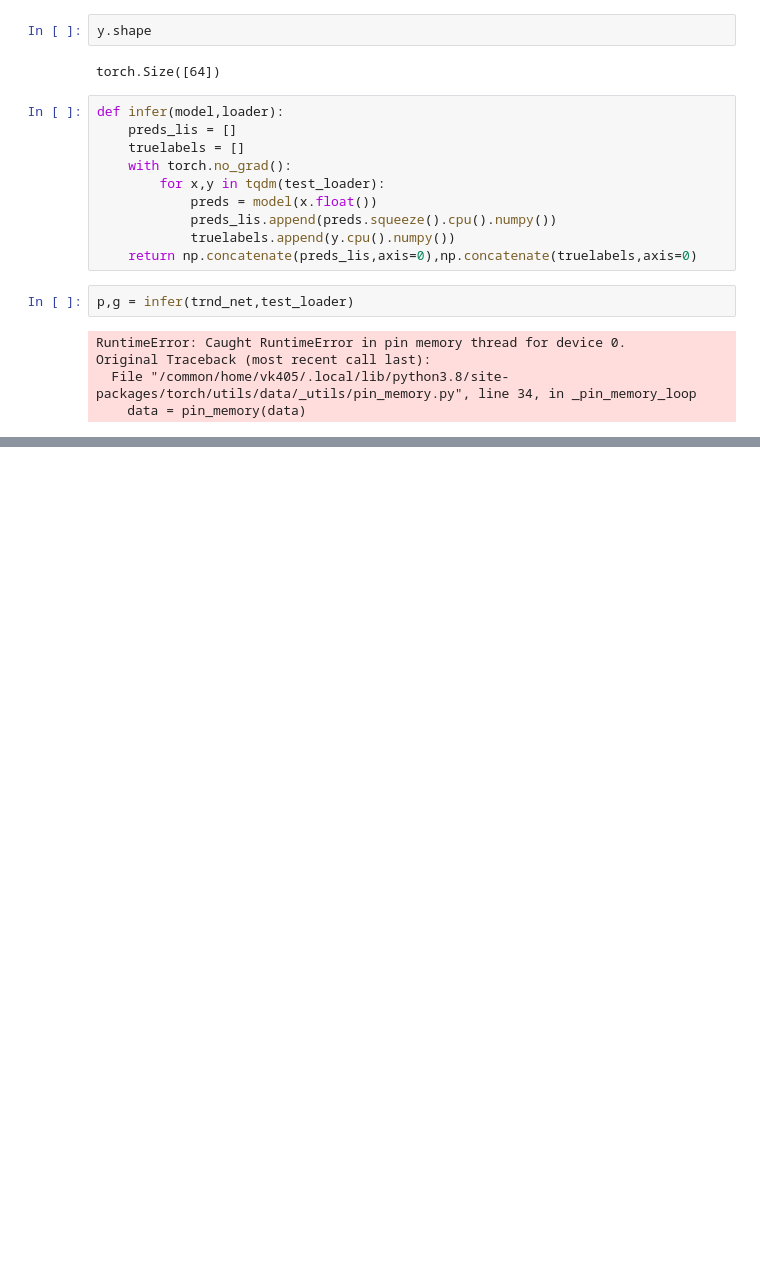
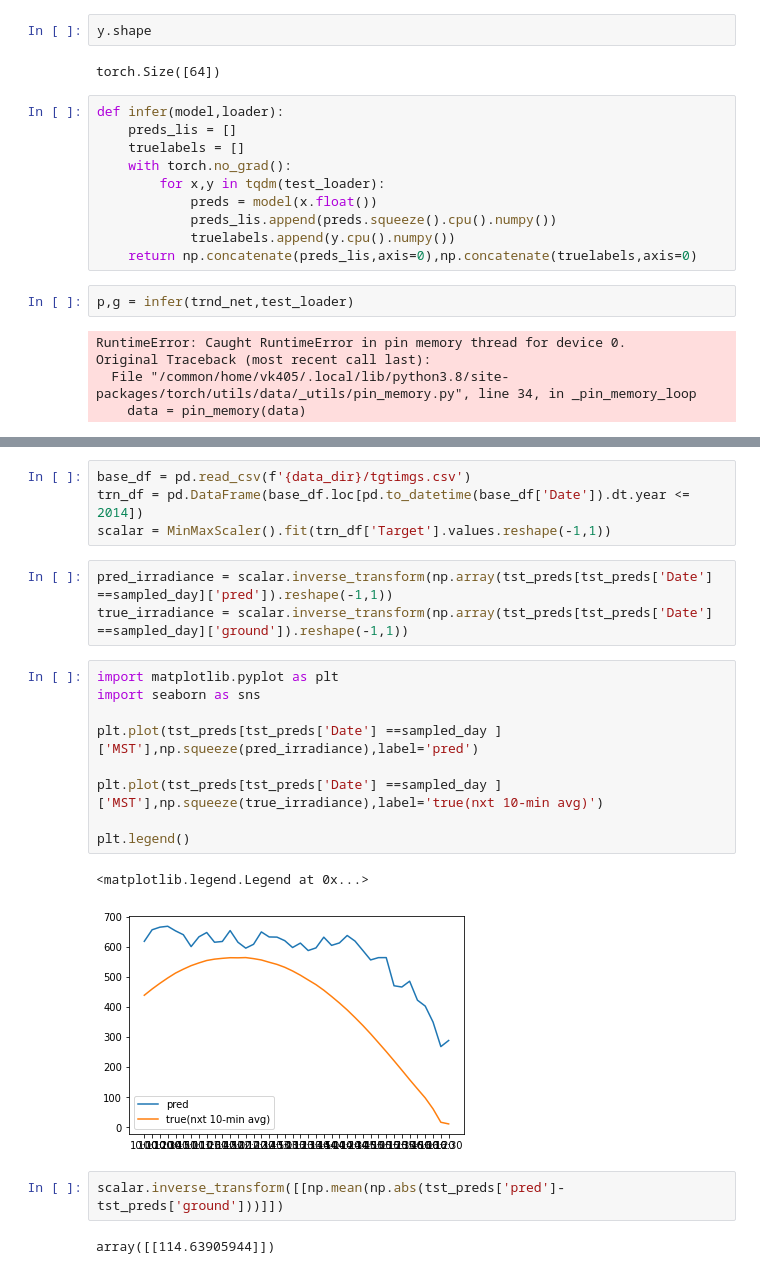
Before and after one commit to vin136/Solar-forcast, a Jupyter notebook: nbs/inference.ipynb, the cells around one changed output, grey strips where cells are left out. Drawn from its saved outputs; the diff is of its cells as text; blank space fills up the shorter version.

```diff
--- a/nbs/inference.ipynb
+++ b/nbs/inference.ipynb
@@ -243,0 +241,23 @@ NameError: name 'uaeou' is not defined
+# %%
+base_df = pd.read_csv(f'{data_dir}/tgtimgs.csv')
+trn_df = pd.DataFrame(base_df.loc[pd.to_datetime(base_df['Date']).dt.year <= 2014])
+scalar = MinMaxScaler().fit(trn_df['Target'].values.reshape(-1,1))
+# %%
+pred_irradiance = scalar.inverse_transform(np.array(tst_preds[tst_preds['Date'] ==sampled_day]['pred']).reshape(-1,1))
+true_irradiance = scalar.inverse_transform(np.array(tst_preds[tst_preds['Date'] ==sampled_day]['ground']).reshape(-1,1))
+# %%
+import matplotlib.pyplot as plt
+import seaborn as sns
+
+plt.plot(tst_preds[tst_preds['Date'] ==sampled_day ]['MST'],np.squeeze(pred_irradiance),label='pred')
+
+plt.plot(tst_preds[tst_preds['Date'] ==sampled_day ]['MST'],np.squeeze(true_irradiance),label='true(nxt 10-min avg)')
+
+plt.legend()
+# %% [output]
+<matplotlib.legend.Legend at 0x...>
+[figure, added]
+# %%
+scalar.inverse_transform([[np.mean(np.abs(tst_preds['pred']-tst_preds['ground']))]])
+# %% [output]
+array([[114.63905944]])
```
Also changed, not shown: parts of 9 cells of this notebook, 3 other files.
